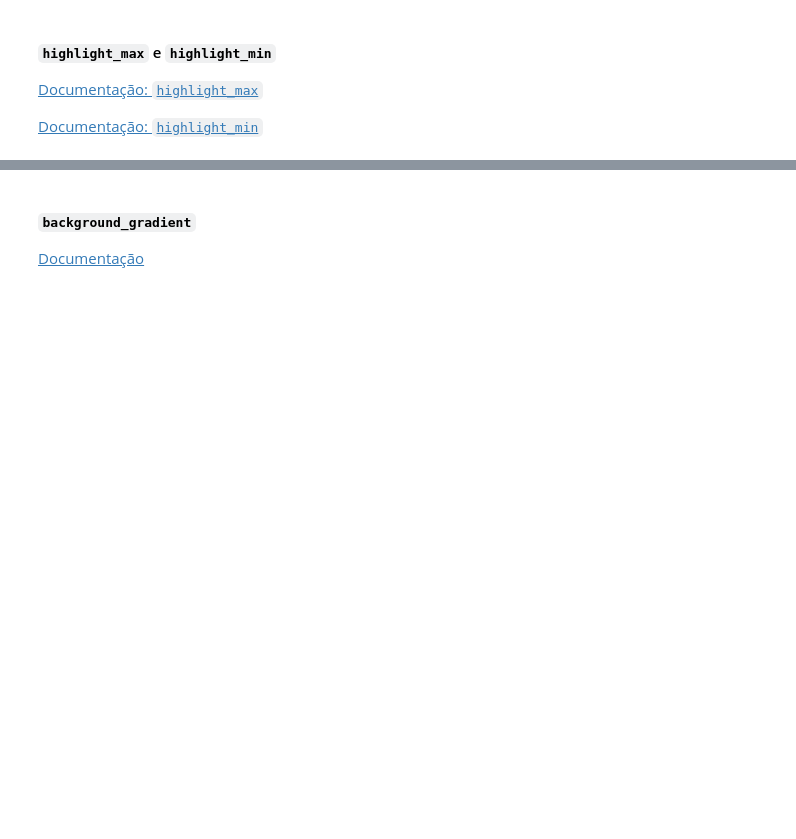
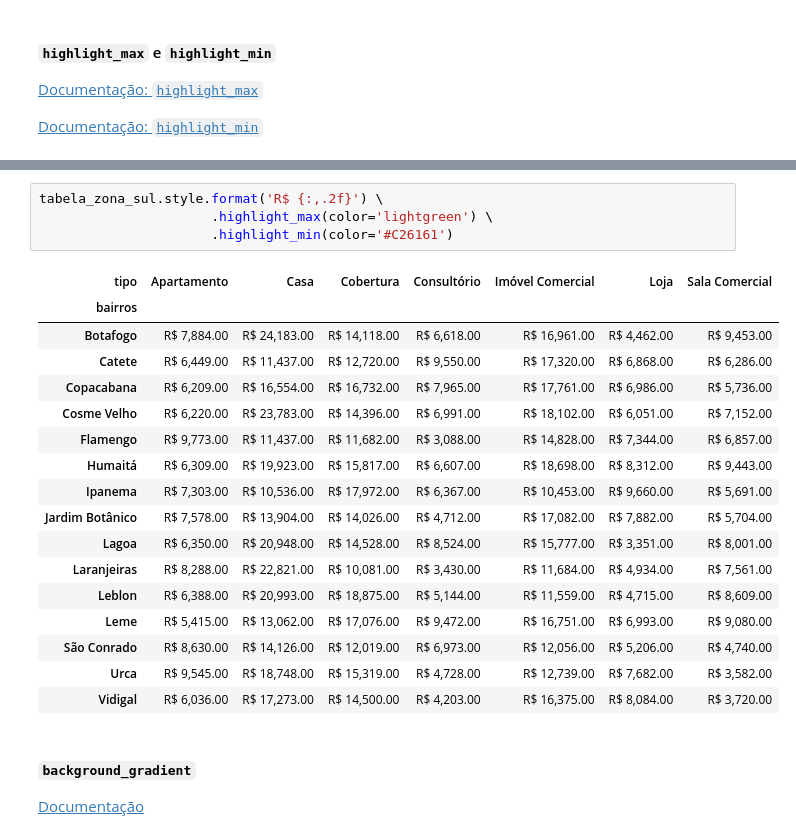
Before and after one commit to cglima/alura-python-pandas-tecnicas-avancadas, a Jupyter notebook: Projeto.ipynb, the cells around one changed output, grey strips where cells are left out. Cells and saved outputs as stored; diff of their text form; blank space fills up the shorter version.

```diff
--- a/Projeto.ipynb
+++ b/Projeto.ipynb
@@ -930,3 +2116,25 @@ Faz a rotação ou o pivoteamento das colunas de um *DataFrame* para as linhas.
+# %%
+tabela_zona_sul.style.format('R$ {:,.2f}') \
+                      .highlight_max(color='lightgreen') \
+                      .highlight_min(color='#C26161')
+# %% [output]
+| tipo | Apartamento | Casa | Cobertura | Consultório | Imóvel Comercial | Loja | Sala Comercial |
+| bairros |  |  |  |  |  |  |  |
+| Botafogo | R$ 7,884.00 | R$ 24,183.00 | R$ 14,118.00 | R$ 6,618.00 | R$ 16,961.00 | R$ 4,462.00 | R$ 9,453.00 |
+| Catete | R$ 6,449.00 | R$ 11,437.00 | R$ 12,720.00 | R$ 9,550.00 | R$ 17,320.00 | R$ 6,868.00 | R$ 6,286.00 |
+| Copacabana | R$ 6,209.00 | R$ 16,554.00 | R$ 16,732.00 | R$ 7,965.00 | R$ 17,761.00 | R$ 6,986.00 | R$ 5,736.00 |
+| Cosme Velho | R$ 6,220.00 | R$ 23,783.00 | R$ 14,396.00 | R$ 6,991.00 | R$ 18,102.00 | R$ 6,051.00 | R$ 7,152.00 |
+| Flamengo | R$ 9,773.00 | R$ 11,437.00 | R$ 11,682.00 | R$ 3,088.00 | R$ 14,828.00 | R$ 7,344.00 | R$ 6,857.00 |
+| Humaitá | R$ 6,309.00 | R$ 19,923.00 | R$ 15,817.00 | R$ 6,607.00 | R$ 18,698.00 | R$ 8,312.00 | R$ 9,443.00 |
+| Ipanema | R$ 7,303.00 | R$ 10,536.00 | R$ 17,972.00 | R$ 6,367.00 | R$ 10,453.00 | R$ 9,660.00 | R$ 5,691.00 |
+| Jardim Botânico | R$ 7,578.00 | R$ 13,904.00 | R$ 14,026.00 | R$ 4,712.00 | R$ 17,082.00 | R$ 7,882.00 | R$ 5,704.00 |
+| Lagoa | R$ 6,350.00 | R$ 20,948.00 | R$ 14,528.00 | R$ 8,524.00 | R$ 15,777.00 | R$ 3,351.00 | R$ 8,001.00 |
+| Laranjeiras | R$ 8,288.00 | R$ 22,821.00 | R$ 10,081.00 | R$ 3,430.00 | R$ 11,684.00 | R$ 4,934.00 | R$ 7,561.00 |
+| Leblon | R$ 6,388.00 | R$ 20,993.00 | R$ 18,875.00 | R$ 5,144.00 | R$ 11,559.00 | R$ 4,715.00 | R$ 8,609.00 |
+| Leme | R$ 5,415.00 | R$ 13,062.00 | R$ 17,076.00 | R$ 9,472.00 | R$ 16,751.00 | R$ 6,993.00 | R$ 9,080.00 |
+| São Conrado | R$ 8,630.00 | R$ 14,126.00 | R$ 12,019.00 | R$ 6,973.00 | R$ 12,056.00 | R$ 5,206.00 | R$ 4,740.00 |
+| Urca | R$ 9,545.00 | R$ 18,748.00 | R$ 15,319.00 | R$ 4,728.00 | R$ 12,739.00 | R$ 7,682.00 | R$ 3,582.00 |
+| Vidigal | R$ 6,036.00 | R$ 17,273.00 | R$ 14,500.00 | R$ 4,203.00 | R$ 16,375.00 | R$ 8,084.00 | R$ 3,720.00 |
 # %% [markdown]
 #### `background_gradient`
 
```
Also changed, not shown: parts of 91 cells of this notebook, 1 other file.
